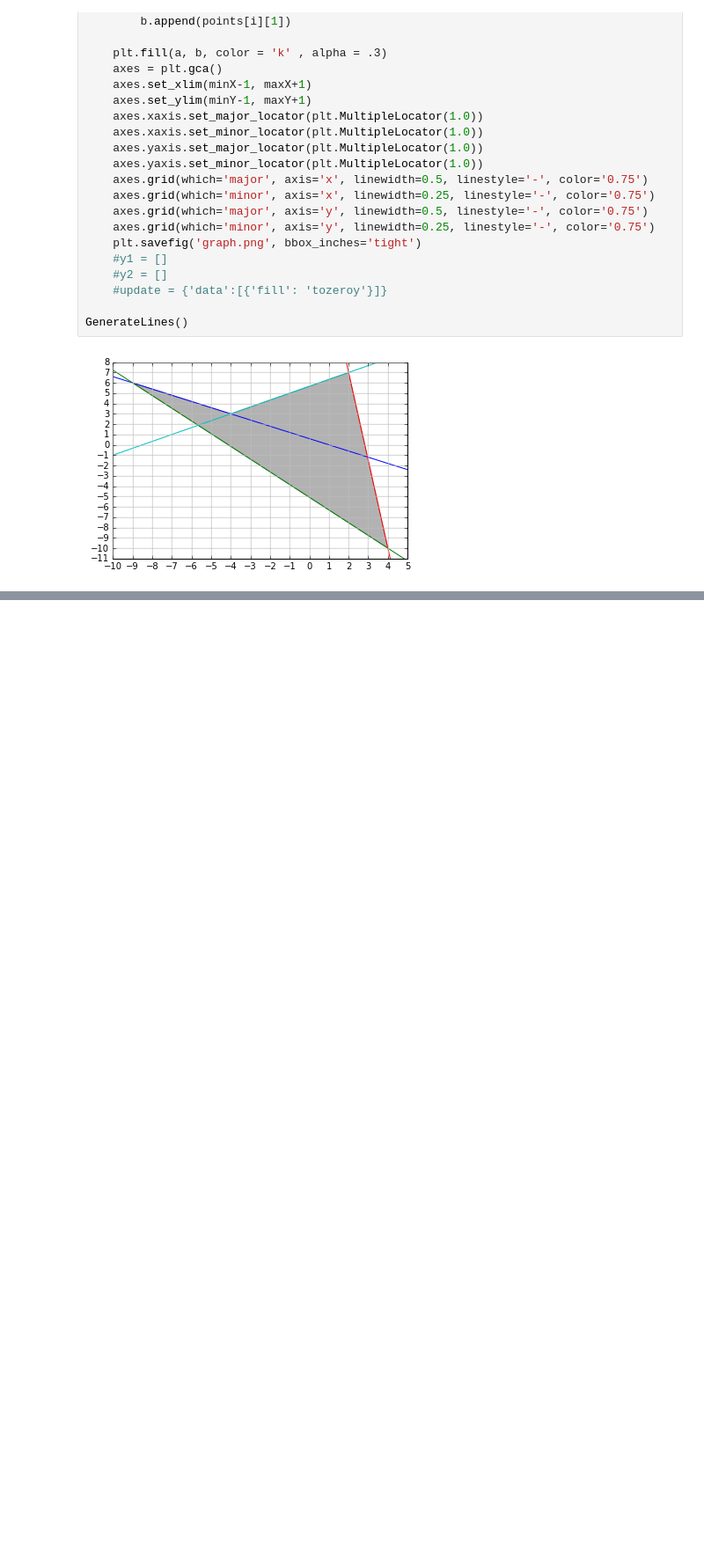
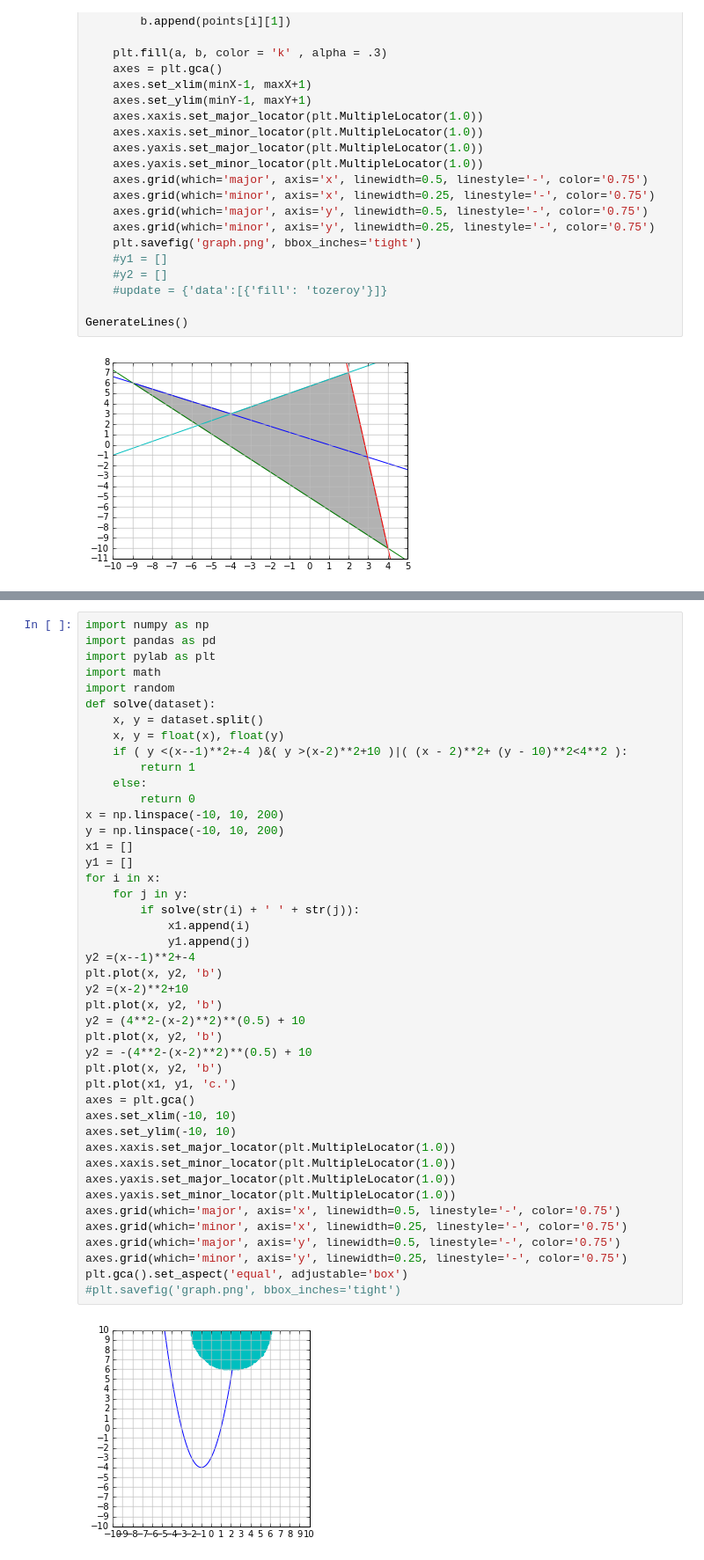
Before and after one commit to Marinaevt/FirstGrade_2ex, a Jupyter notebook: Untitled.ipynb, the cells around one changed output, grey strips where cells are left out. Shown at 88% size. Cells and saved outputs as stored; diff of their text form; blank space fills up the shorter version.

```diff
--- a/Untitled.ipynb
+++ b/Untitled.ipynb
@@ -150,0 +165,46 @@ axes.grid(which='minor', axis='y', linewidth=0.25, linestyle='-', color='0.75')
+# %%
+import numpy as np
+import pandas as pd
+import pylab as plt
+import math
+import random
+def solve(dataset):
+    x, y = dataset.split()
+    x, y = float(x), float(y)
+    if ( y <(x--1)**2+-4 )&( y >(x-2)**2+10 )|( (x - 2)**2+ (y - 10)**2<4**2 ):
+        return 1
+    else:
+        return 0
+x = np.linspace(-10, 10, 200)
+y = np.linspace(-10, 10, 200)
+x1 = []
+y1 = []
+for i in x:
+    for j in y:
+        if solve(str(i) + ' ' + str(j)):
+            x1.append(i)
+            y1.append(j)
+y2 =(x--1)**2+-4
+plt.plot(x, y2, 'b')
+y2 =(x-2)**2+10
+plt.plot(x, y2, 'b')
+y2 = (4**2-(x-2)**2)**(0.5) + 10
+plt.plot(x, y2, 'b')
+y2 = -(4**2-(x-2)**2)**(0.5) + 10
+plt.plot(x, y2, 'b')
+plt.plot(x1, y1, 'c.')
+axes = plt.gca()
+axes.set_xlim(-10, 10)
+axes.set_ylim(-10, 10)
+axes.xaxis.set_major_locator(plt.MultipleLocator(1.0))
+axes.xaxis.set_minor_locator(plt.MultipleLocator(1.0))
+axes.yaxis.set_major_locator(plt.MultipleLocator(1.0))
+axes.yaxis.set_minor_locator(plt.MultipleLocator(1.0))
+axes.grid(which='major', axis='x', linewidth=0.5, linestyle='-', color='0.75')
+axes.grid(which='minor', axis='x', linewidth=0.25, linestyle='-', color='0.75')
+axes.grid(which='major', axis='y', linewidth=0.5, linestyle='-', color='0.75')
+axes.grid(which='minor', axis='y', linewidth=0.25, linestyle='-', color='0.75')
+plt.gca().set_aspect('equal', adjustable='box')
+#plt.savefig('graph.png', bbox_inches='tight')
+# %% [output]
+[figure, added]
```
Also changed, not shown: parts of 1 cell of this notebook, 5 other files.
